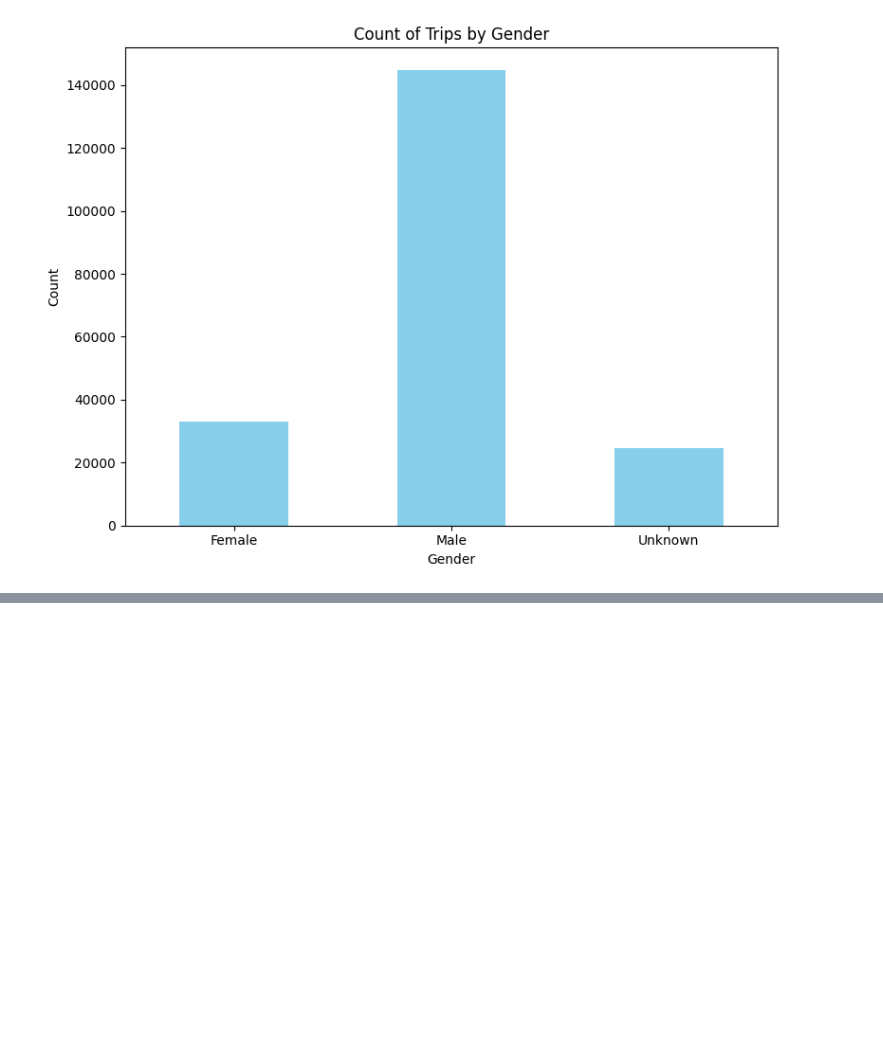
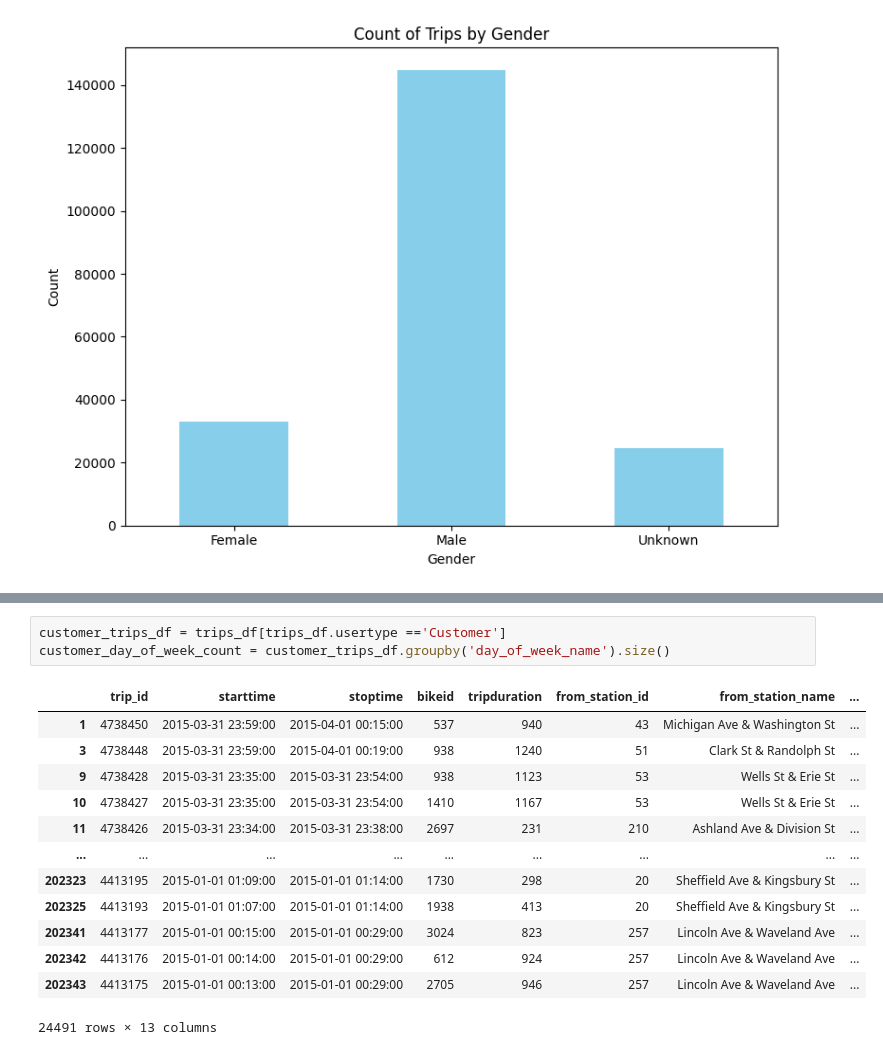
Before and after one commit to ashwinkg/Divvy-Bikes-Data-Analysis, a Jupyter notebook: divvyBikes.ipynb, the cells around one changed output, grey strips where cells are left out. Drawn from its saved outputs; the diff is of its cells as text; blank space fills up the shorter version.

```diff
--- a/divvyBikes.ipynb
+++ b/divvyBikes.ipynb
@@ -149,0 +197,17 @@ plt.tight_layout()
+# %%
+customer_trips_df = trips_df[trips_df.usertype =='Customer']
+customer_day_of_week_count = customer_trips_df.groupby('day_of_week_name').size()
+# %% [output]
+|  | trip_id | starttime | stoptime | bikeid | tripduration | from_station_id | from_station_name | ... |
+| 1 | 4738450 | 2015-03-31 23:59:00 | 2015-04-01 00:15:00 | 537 | 940 | 43 | Michigan Ave & Washington St | ... |
+| 3 | 4738448 | 2015-03-31 23:59:00 | 2015-04-01 00:19:00 | 938 | 1240 | 51 | Clark St & Randolph St | ... |
+| 9 | 4738428 | 2015-03-31 23:35:00 | 2015-03-31 23:54:00 | 938 | 1123 | 53 | Wells St & Erie St | ... |
+| 10 | 4738427 | 2015-03-31 23:35:00 | 2015-03-31 23:54:00 | 1410 | 1167 | 53 | Wells St & Erie St | ... |
+| 11 | 4738426 | 2015-03-31 23:34:00 | 2015-03-31 23:38:00 | 2697 | 231 | 210 | Ashland Ave & Division St | ... |
+| ... | ... | ... | ... | ... | ... | ... | ... | ... |
+| 202323 | 4413195 | 2015-01-01 01:09:00 | 2015-01-01 01:14:00 | 1730 | 298 | 20 | Sheffield Ave & Kingsbury St | ... |
+| 202325 | 4413193 | 2015-01-01 01:07:00 | 2015-01-01 01:14:00 | 1938 | 413 | 20 | Sheffield Ave & Kingsbury St | ... |
+| 202341 | 4413177 | 2015-01-01 00:15:00 | 2015-01-01 00:29:00 | 3024 | 823 | 257 | Lincoln Ave & Waveland Ave | ... |
+| 202342 | 4413176 | 2015-01-01 00:14:00 | 2015-01-01 00:29:00 | 612 | 924 | 257 | Lincoln Ave & Waveland Ave | ... |
+| 202343 | 4413175 | 2015-01-01 00:13:00 | 2015-01-01 00:29:00 | 2705 | 946 | 257 | Lincoln Ave & Waveland Ave | ... |
+24491 rows × 13 columns
```
Also changed, not shown: parts of 6 cells of this notebook.
